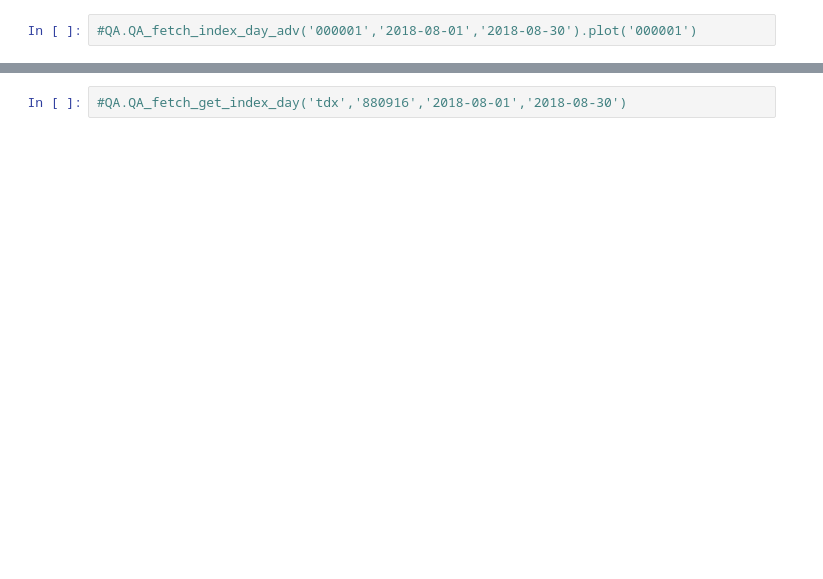
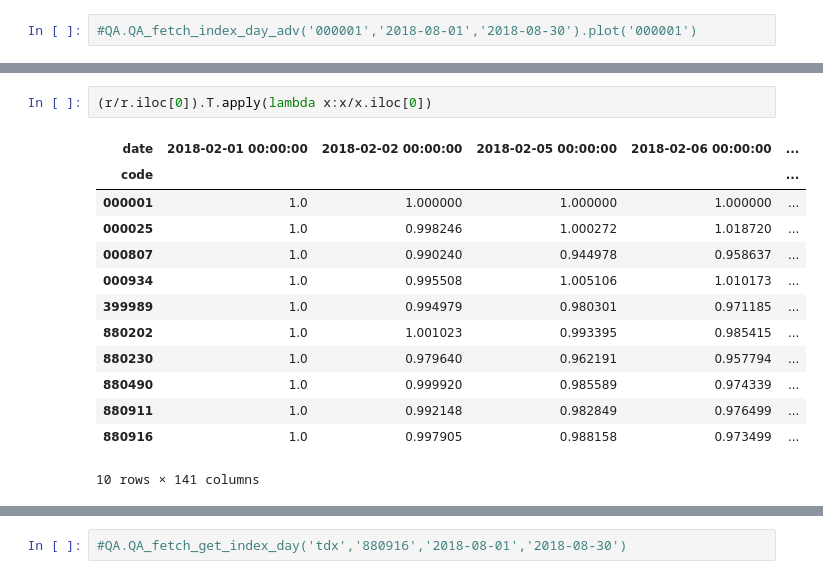
Before and after one commit to QUANTAXIS/QADemoOLD, a Jupyter notebook: research/指数分析和大盘检测.ipynb, the cells around one changed output, grey strips where cells are left out. Drawn from its saved outputs; the diff is of its cells as text; blank space fills up the shorter version.

```diff
--- a/research/指数分析和大盘检测.ipynb
+++ b/research/指数分析和大盘检测.ipynb
@@ -134,0 +158,16 @@ data.select_columns(['open','high'])
+# %%
+(r/r.iloc[0]).T.apply(lambda x:x/x.iloc[0])
+# %% [output]
+| date | 2018-02-01 00:00:00 | 2018-02-02 00:00:00 | 2018-02-05 00:00:00 | 2018-02-06 00:00:00 | ... |
+| code |  |  |  |  | ... |
+| 000001 | 1.0 | 1.000000 | 1.000000 | 1.000000 | ... |
+| 000025 | 1.0 | 0.998246 | 1.000272 | 1.018720 | ... |
+| 000807 | 1.0 | 0.990240 | 0.944978 | 0.958637 | ... |
+| 000934 | 1.0 | 0.995508 | 1.005106 | 1.010173 | ... |
+| 399989 | 1.0 | 0.994979 | 0.980301 | 0.971185 | ... |
+| 880202 | 1.0 | 1.001023 | 0.993395 | 0.985415 | ... |
+| 880230 | 1.0 | 0.979640 | 0.962191 | 0.957794 | ... |
+| 880490 | 1.0 | 0.999920 | 0.985589 | 0.974339 | ... |
+| 880911 | 1.0 | 0.992148 | 0.982849 | 0.976499 | ... |
+| 880916 | 1.0 | 0.997905 | 0.988158 | 0.973499 | ... |
+10 rows × 141 columns
```
Also changed, not shown: parts of 25 cells of this notebook, 1 other file.
